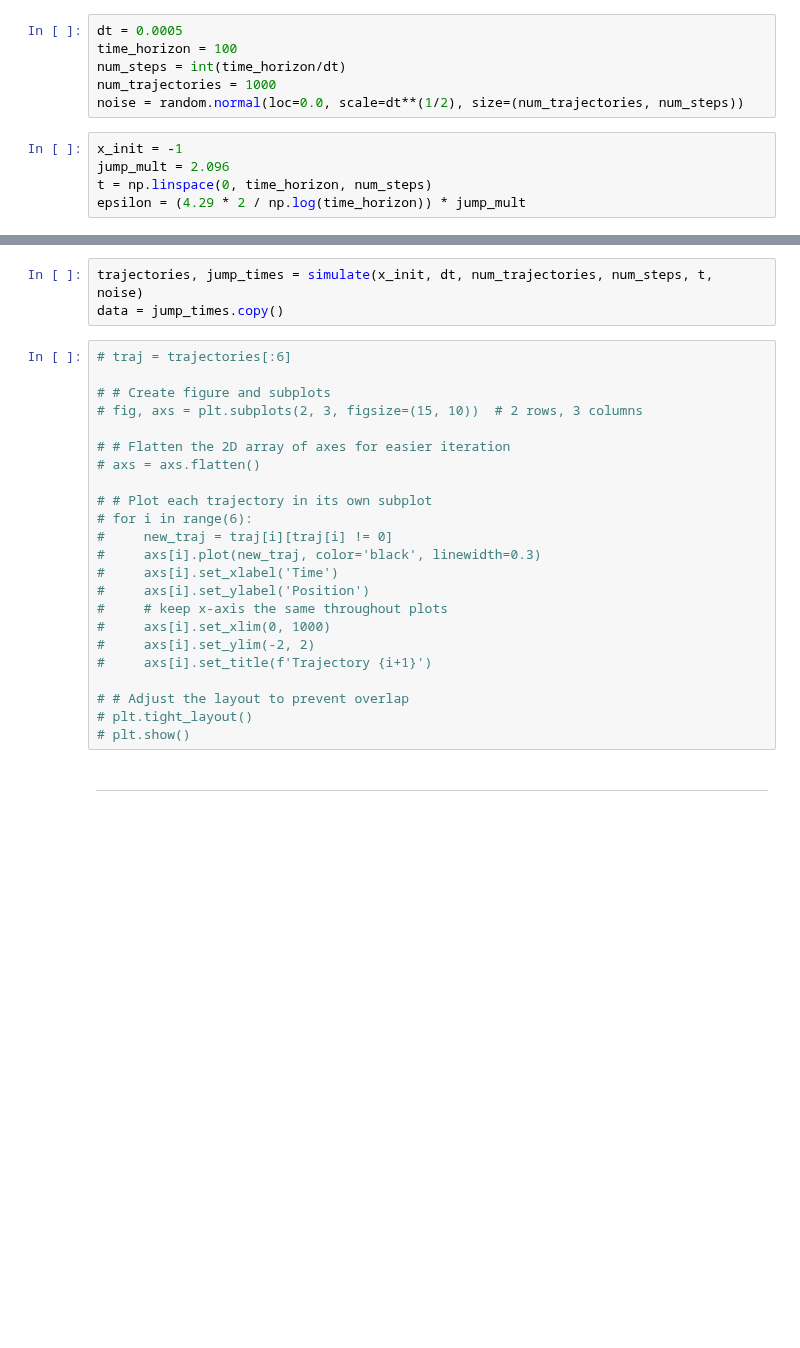
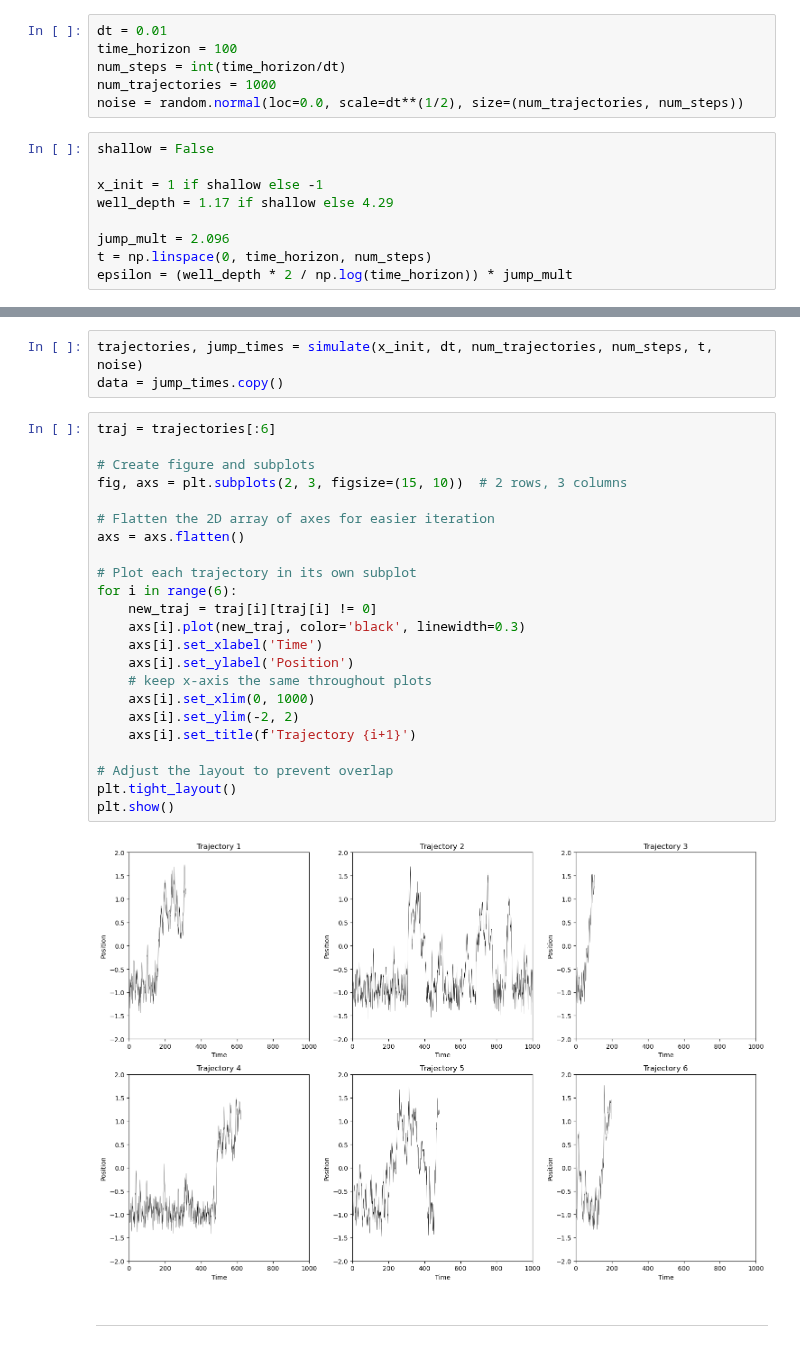
Before and after one commit to abhirao-03/stochastic-resonance, a Jupyter notebook: standalone_notebooks/distribution_tester.ipynb, the cells around one changed output, grey strips where cells are left out. Saved outputs shown, nothing was run; the diff lists cells and outputs as text; blank space fills up the shorter version.

```diff
--- a/standalone_notebooks/distribution_tester.ipynb
+++ b/standalone_notebooks/distribution_tester.ipynb
@@ -5,16 +5,20 @@ from tqdm import tqdm
 import matplotlib.pyplot as plt
 import scipy.stats as stats
 # %%
-dt = 0.0005
+dt = 0.01
 time_horizon = 100
 num_steps = int(time_horizon/dt)
 num_trajectories = 1000
 noise = random.normal(loc=0.0, scale=dt**(1/2), size=(num_trajectories, num_steps))
 # %%
-x_init = -1
+shallow = False
+
+x_init = 1 if shallow else -1
+well_depth = 1.17 if shallow else 4.29
+
 jump_mult = 2.096
 t = np.linspace(0, time_horizon, num_steps)
-epsilon = (4.29 * 2 / np.log(time_horizon)) * jump_mult
+epsilon = (well_depth * 2 / np.log(time_horizon)) * jump_mult
 # %%
 def const_neg_potential(x, t, period=100):
         """Defines the potential function."""
@@ -91,28 +95,30 @@ def simulate(x_init, dt, num_trajectories, num_steps, time_vec, noise, delta=296
 trajectories, jump_times = simulate(x_init, dt, num_trajectories, num_steps, t, noise)
 data = jump_times.copy()
 # %%
-# traj = trajectories[:6]
+traj = trajectories[:6]
 
-# # Create figure and subplots
-# fig, axs = plt.subplots(2, 3, figsize=(15, 10))  # 2 rows, 3 columns
+# Create figure and subplots
+fig, axs = plt.subplots(2, 3, figsize=(15, 10))  # 2 rows, 3 columns
 
-# # Flatten the 2D array of axes for easier iteration
-# axs = axs.flatten()
+# Flatten the 2D array of axes for easier iteration
+axs = axs.flatten()
 
-# # Plot each trajectory in its own subplot
-# for i in range(6):
-#     new_traj = traj[i][traj[i] != 0]
-#     axs[i].plot(new_traj, color='black', linewidth=0.3)
-#     axs[i].set_xlabel('Time')
-#     axs[i].set_ylabel('Position')
-#     # keep x-axis the same throughout plots
-#     axs[i].set_xlim(0, 1000)
-#     axs[i].set_ylim(-2, 2)
-#     axs[i].set_title(f'Trajectory {i+1}')
+# Plot each trajectory in its own subplot
+for i in range(6):
+    new_traj = traj[i][traj[i] != 0]
+    axs[i].plot(new_traj, color='black', linewidth=0.3)
+    axs[i].set_xlabel('Time')
+    axs[i].set_ylabel('Position')
+    # keep x-axis the same throughout plots
+    axs[i].set_xlim(0, 1000)
+    axs[i].set_ylim(-2, 2)
+    axs[i].set_title(f'Trajectory {i+1}')
 
-# # Adjust the layout to prevent overlap
-# plt.tight_layout()
-# plt.show()
+# Adjust the layout to prevent overlap
+plt.tight_layout()
+plt.show()
+# %% [output]
+[figure, added]
 # %% [markdown]
 ---
 # %%
```
Also changed, not shown: parts of 8 cells of this notebook, 1 other file.
